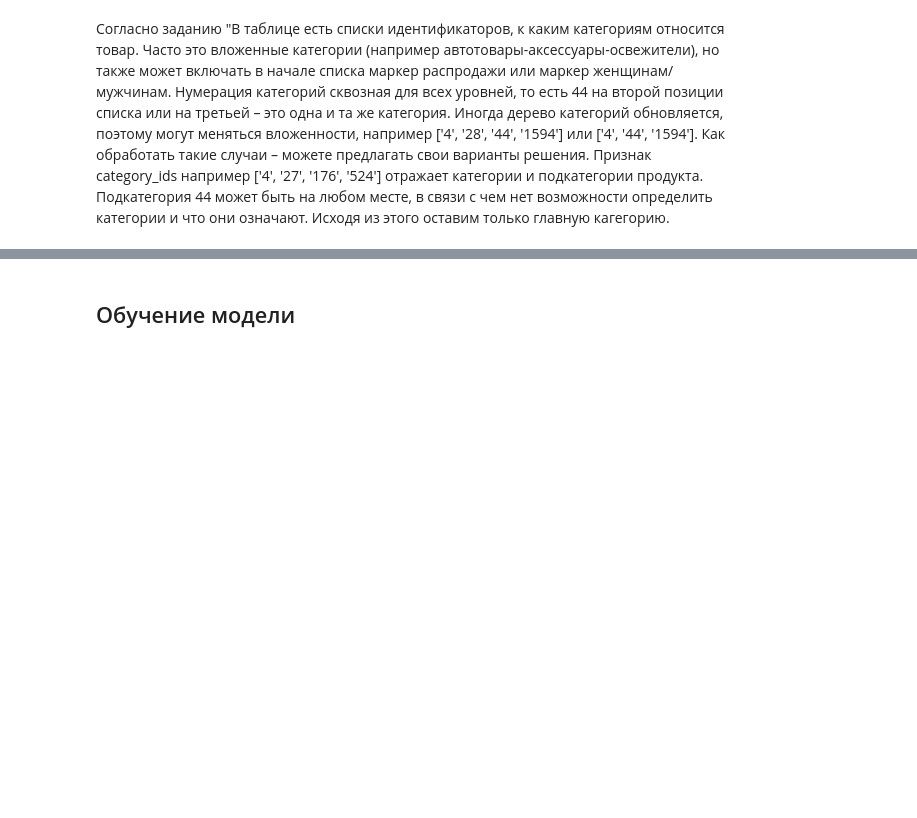
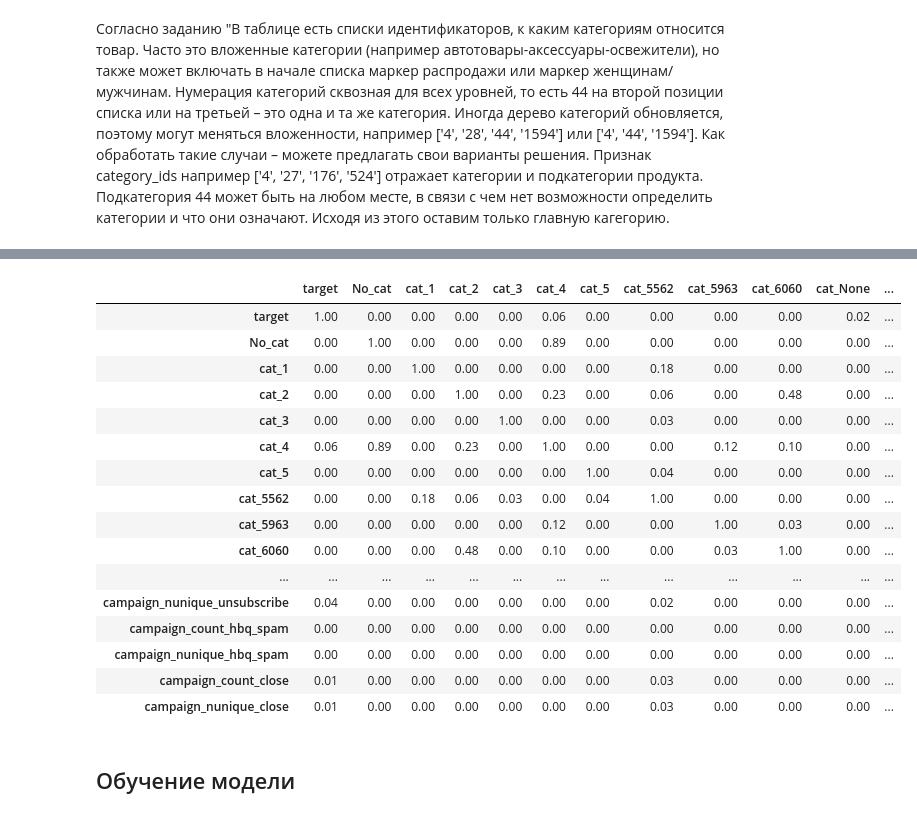
Before and after one commit to TomashevichEG/WorkshopDS_Marketing, a Jupyter notebook: practicum_WS2.ipynb, the cells around one changed output, grey strips where cells are left out. Saved outputs shown, nothing was run; the diff lists cells and outputs as text; code cells hidden in the pictures; blank space fills up the shorter version.

```diff
--- a/practicum_WS2.ipynb
+++ b/practicum_WS2.ipynb
@@ -650,3 +874,23 @@ channels_count = apparel_messages.groupby(['client_id', 'channel'])['channel'].a
+# %%
+display(corr_matrix)
+# %% [output]
+|  | target | No_cat | cat_1 | cat_2 | cat_3 | cat_4 | cat_5 | cat_5562 | cat_5963 | cat_6060 | cat_None | ... |
+| target | 1.00 | 0.00 | 0.00 | 0.00 | 0.00 | 0.06 | 0.00 | 0.00 | 0.00 | 0.00 | 0.02 | ... |
+| No_cat | 0.00 | 1.00 | 0.00 | 0.00 | 0.00 | 0.89 | 0.00 | 0.00 | 0.00 | 0.00 | 0.00 | ... |
+| cat_1 | 0.00 | 0.00 | 1.00 | 0.00 | 0.00 | 0.00 | 0.00 | 0.18 | 0.00 | 0.00 | 0.00 | ... |
+| cat_2 | 0.00 | 0.00 | 0.00 | 1.00 | 0.00 | 0.23 | 0.00 | 0.06 | 0.00 | 0.48 | 0.00 | ... |
+| cat_3 | 0.00 | 0.00 | 0.00 | 0.00 | 1.00 | 0.00 | 0.00 | 0.03 | 0.00 | 0.00 | 0.00 | ... |
+| cat_4 | 0.06 | 0.89 | 0.00 | 0.23 | 0.00 | 1.00 | 0.00 | 0.00 | 0.12 | 0.10 | 0.00 | ... |
+| cat_5 | 0.00 | 0.00 | 0.00 | 0.00 | 0.00 | 0.00 | 1.00 | 0.04 | 0.00 | 0.00 | 0.00 | ... |
+| cat_5562 | 0.00 | 0.00 | 0.18 | 0.06 | 0.03 | 0.00 | 0.04 | 1.00 | 0.00 | 0.00 | 0.00 | ... |
+| cat_5963 | 0.00 | 0.00 | 0.00 | 0.00 | 0.00 | 0.12 | 0.00 | 0.00 | 1.00 | 0.03 | 0.00 | ... |
+| cat_6060 | 0.00 | 0.00 | 0.00 | 0.48 | 0.00 | 0.10 | 0.00 | 0.00 | 0.03 | 1.00 | 0.00 | ... |
+| ... | ... | ... | ... | ... | ... | ... | ... | ... | ... | ... | ... | ... |
+| campaign_nunique_unsubscribe | 0.04 | 0.00 | 0.00 | 0.00 | 0.00 | 0.00 | 0.00 | 0.02 | 0.00 | 0.00 | 0.00 | ... |
+| campaign_count_hbq_spam | 0.00 | 0.00 | 0.00 | 0.00 | 0.00 | 0.00 | 0.00 | 0.00 | 0.00 | 0.00 | 0.00 | ... |
+| campaign_nunique_hbq_spam | 0.00 | 0.00 | 0.00 | 0.00 | 0.00 | 0.00 | 0.00 | 0.00 | 0.00 | 0.00 | 0.00 | ... |
+| campaign_count_close | 0.01 | 0.00 | 0.00 | 0.00 | 0.00 | 0.00 | 0.00 | 0.03 | 0.00 | 0.00 | 0.00 | ... |
+| campaign_nunique_close | 0.01 | 0.00 | 0.00 | 0.00 | 0.00 | 0.00 | 0.00 | 0.03 | 0.00 | 0.00 | 0.00 | ... |
 # %% [markdown]
 ## Обучение модели
 # %% [markdown]
```
Also changed, not shown: parts of 109 cells of this notebook, 1 other file.
